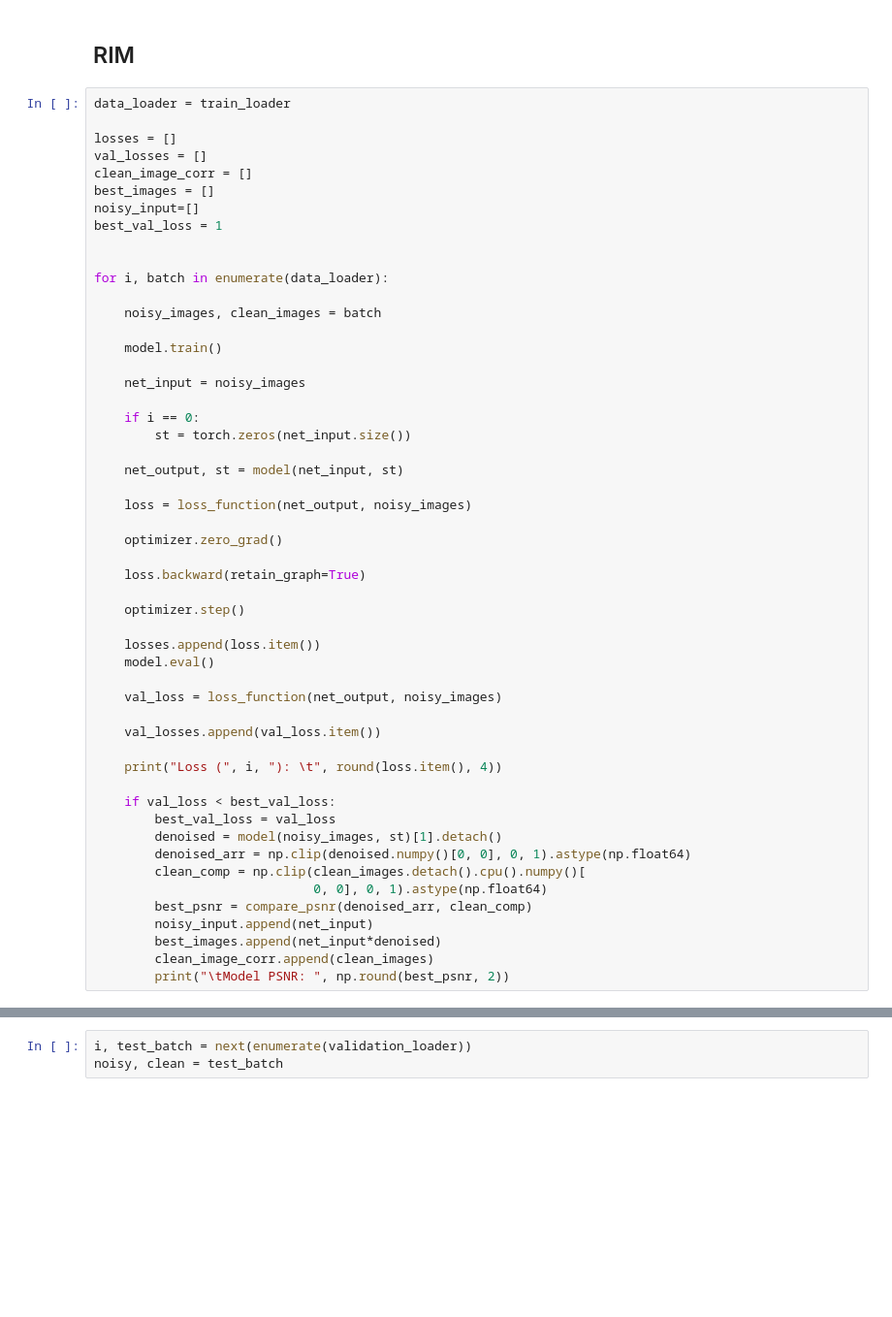
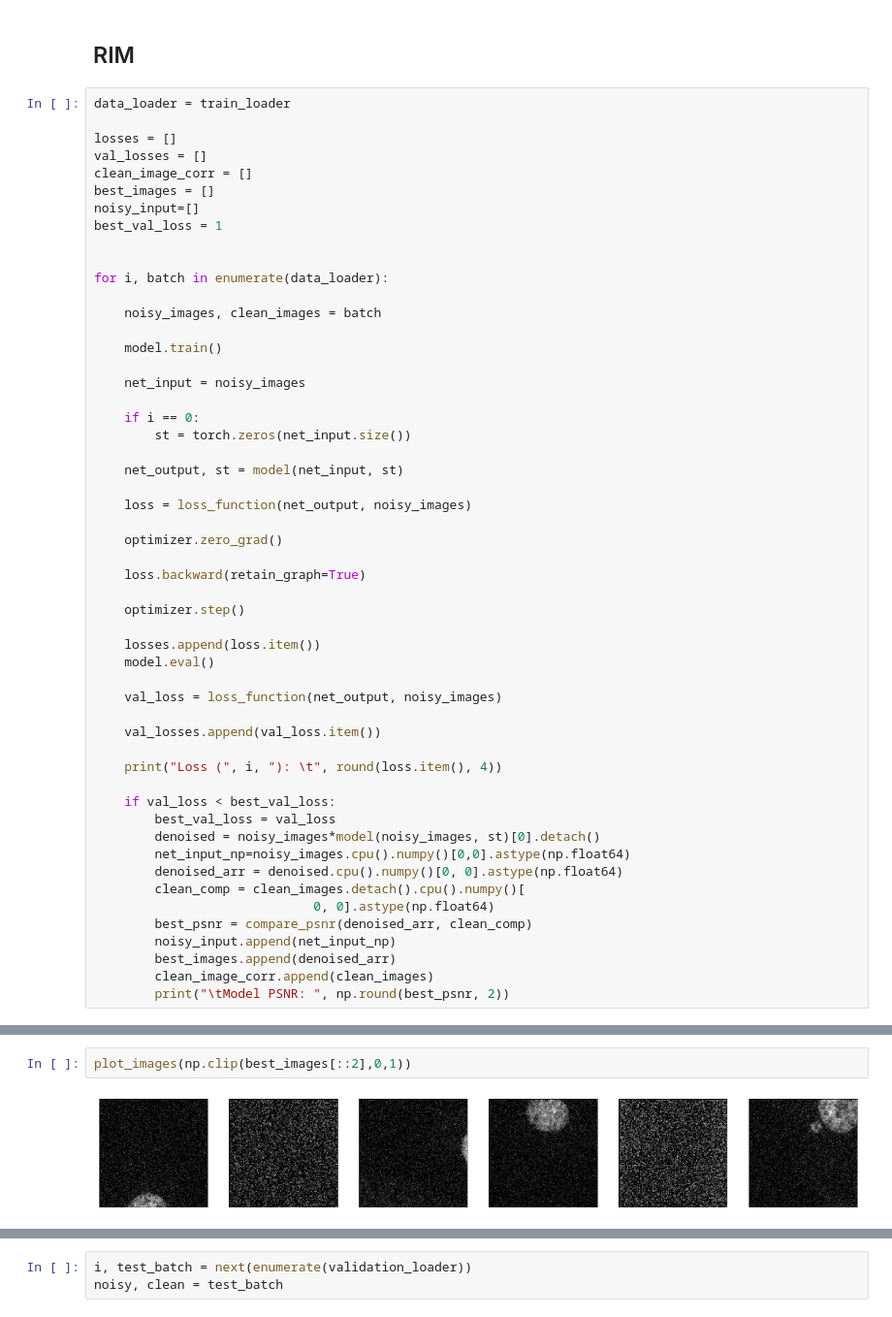
Before and after one commit to EmaadKhwaja/Deep-Learning-Denoising, a Jupyter notebook: Deep-Notebook.ipynb, the cells around one changed output, grey strips where cells are left out. Shown at 97% size. Cells and saved outputs as stored; diff of their text form; blank space fills up the shorter version.

```diff
--- a/Deep-Notebook.ipynb
+++ b/Deep-Notebook.ipynb
@@ -153,13 +153,14 @@ for i, batch in enumerate(data_loader):
 
     if val_loss < best_val_loss:
         best_val_loss = val_loss
-        denoised = model(noisy_images, st)[1].detach()
-        denoised_arr = np.clip(denoised.numpy()[0, 0], 0, 1).astype(np.float64)
-        clean_comp = np.clip(clean_images.detach().cpu().numpy()[
-                             0, 0], 0, 1).astype(np.float64)
+        denoised = noisy_images*model(noisy_images, st)[0].detach()
+        net_input_np=noisy_images.cpu().numpy()[0,0].astype(np.float64)
+        denoised_arr = denoised.cpu().numpy()[0, 0].astype(np.float64)
+        clean_comp = clean_images.detach().cpu().numpy()[
+                             0, 0].astype(np.float64)
         best_psnr = compare_psnr(denoised_arr, clean_comp)
-        noisy_input.append(net_input)
-        best_images.append(net_input*denoised)
+        noisy_input.append(net_input_np)
+        best_images.append(denoised_arr)
         clean_image_corr.append(clean_images)
         print("\tModel PSNR: ", np.round(best_psnr, 2))
 # %% [output]
@@ -183,0 +185,4 @@ Loss ( 15 ):     0.0467
+# %%
+plot_images(np.clip(best_images[::2],0,1))
+# %% [output]
+[figure, added]
```
Also changed, not shown: parts of 23 cells of this notebook, 2 other files.
